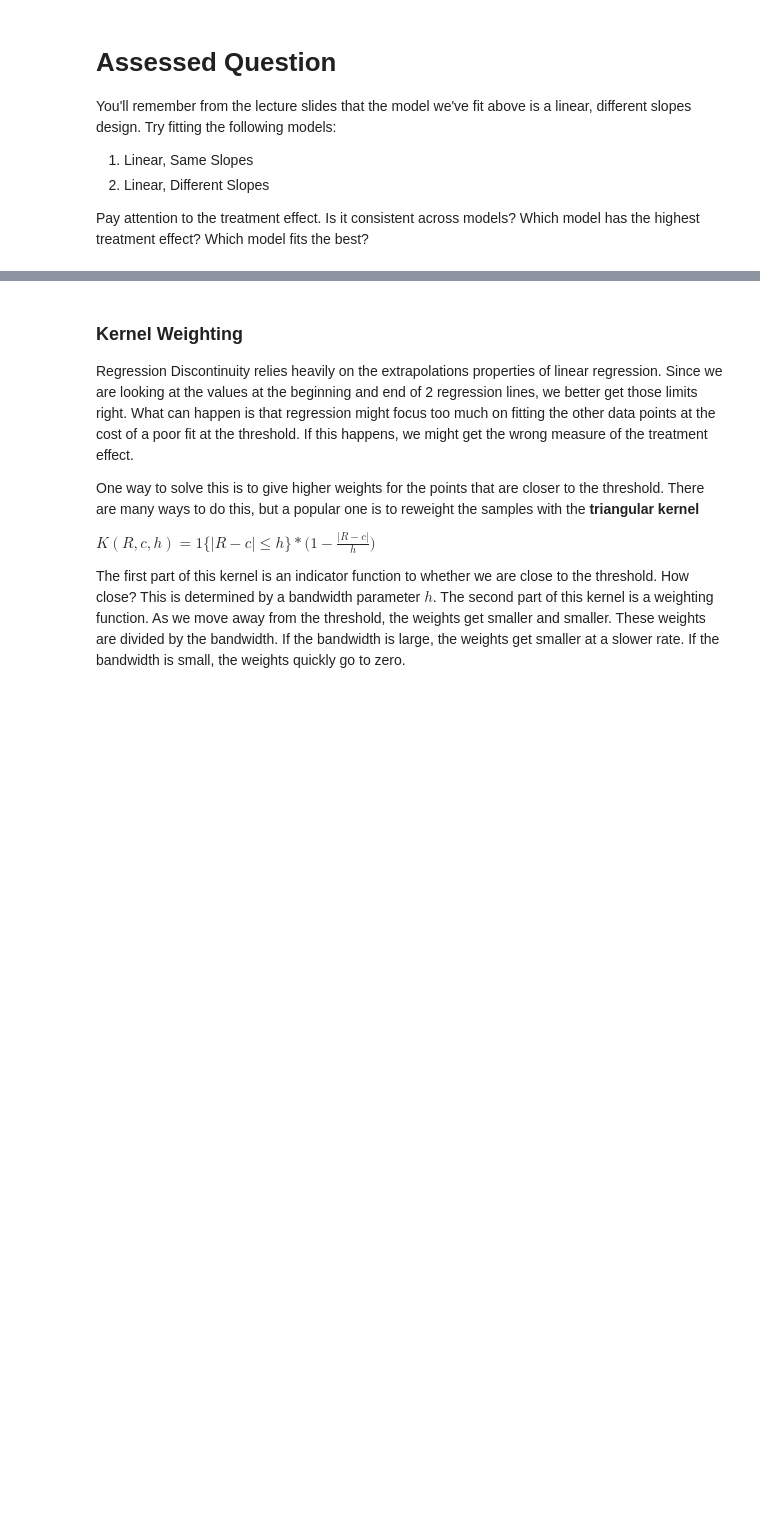
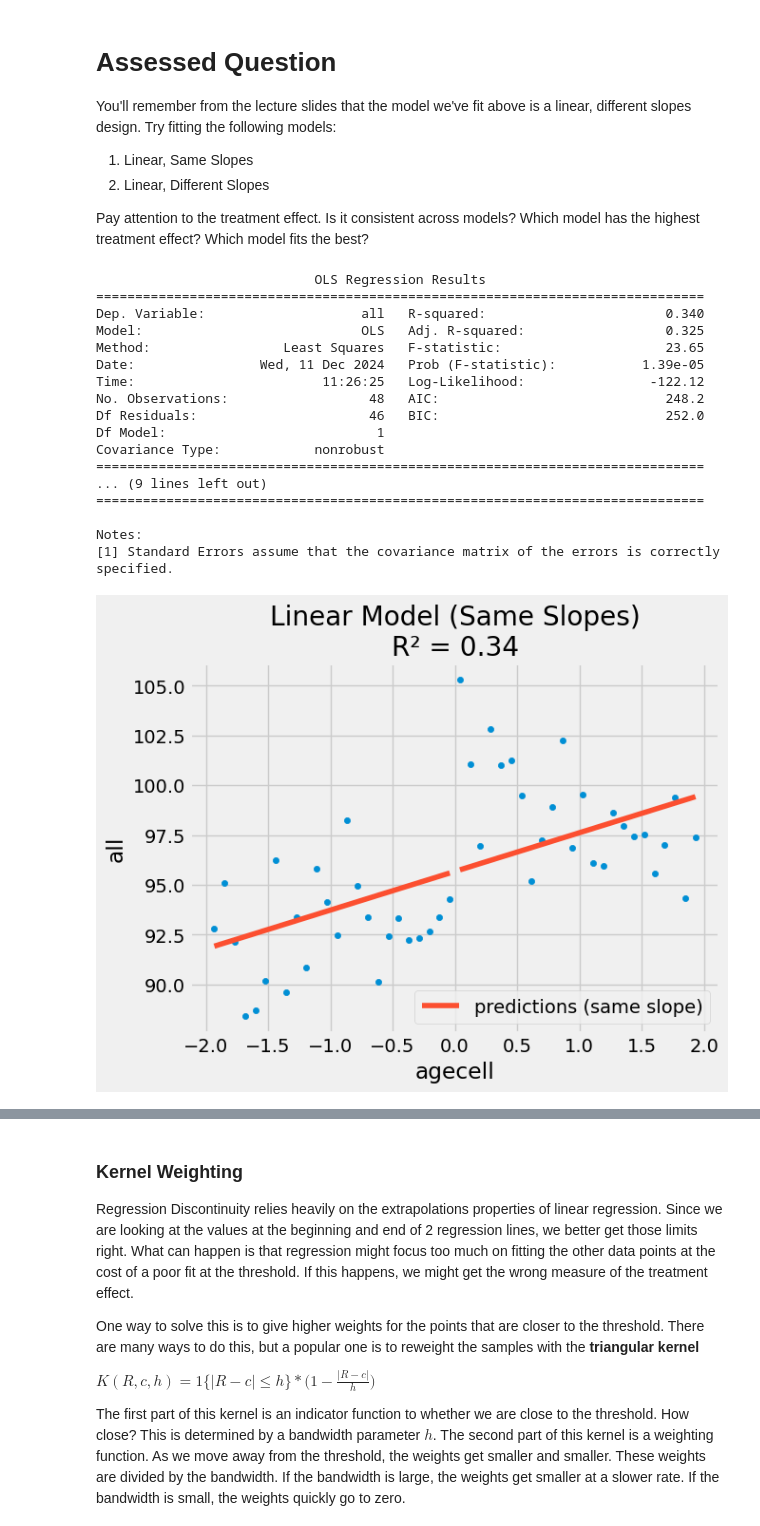
Before and after one commit to Geoschmitz/QM2, a Jupyter notebook: notebooks/W09. Regression Discontinuity.ipynb, the cells around one changed output, grey strips where cells are left out. Saved outputs shown, nothing was run; the diff lists cells and outputs as text; code cells hidden in the pictures; blank space fills up the shorter version.

```diff
--- a/notebooks/W09. Regression Discontinuity.ipynb
+++ b/notebooks/W09. Regression Discontinuity.ipynb
@@ -246,3 +238,30 @@ You'll remember from the lecture slides that the model we've fit above is a line
 2. Linear, Different Slopes
 
 Pay attention to the treatment effect. Is it consistent across models? Which model has the highest treatment effect? Which model fits the best?
+# %%
+model_same_slope = smf.ols('all ~ agecell', data=drinking).fit()
+print(model_same_slope.summary())
+drinking['predictions_same_slope'] = model_same_slope.fittedvalues
+ax = drinking.plot.scatter(x="agecell", y="all", color="C0")
+drinking.plot(x="agecell", y="predictions_same_slope", ax=ax, color="C1", label="predictions (same slope)")
+plt.title(f"Linear Model (Same Slopes)\nR² = {round(model_same_slope.rsquared, 3)}")
+plt.show()
+# %% [output]
+                            OLS Regression Results
+==============================================================================
+Dep. Variable:                    all   R-squared:                       0.340
+Model:                            OLS   Adj. R-squared:                  0.325
+Method:                 Least Squares   F-statistic:                     23.65
+Date:                Wed, 11 Dec 2024   Prob (F-statistic):           1.39e-05
+Time:                        11:26:25   Log-Likelihood:                -122.12
+No. Observations:                  48   AIC:                             248.2
+Df Residuals:                      46   BIC:                             252.0
+Df Model:                           1
+Covariance Type:            nonrobust
+==============================================================================
+... (9 lines left out)
+==============================================================================
+
+Notes:
+[1] Standard Errors assume that the covariance matrix of the errors is correctly specified.
+[figure, added]
```
Also changed, not shown: parts of 11 cells of this notebook.
